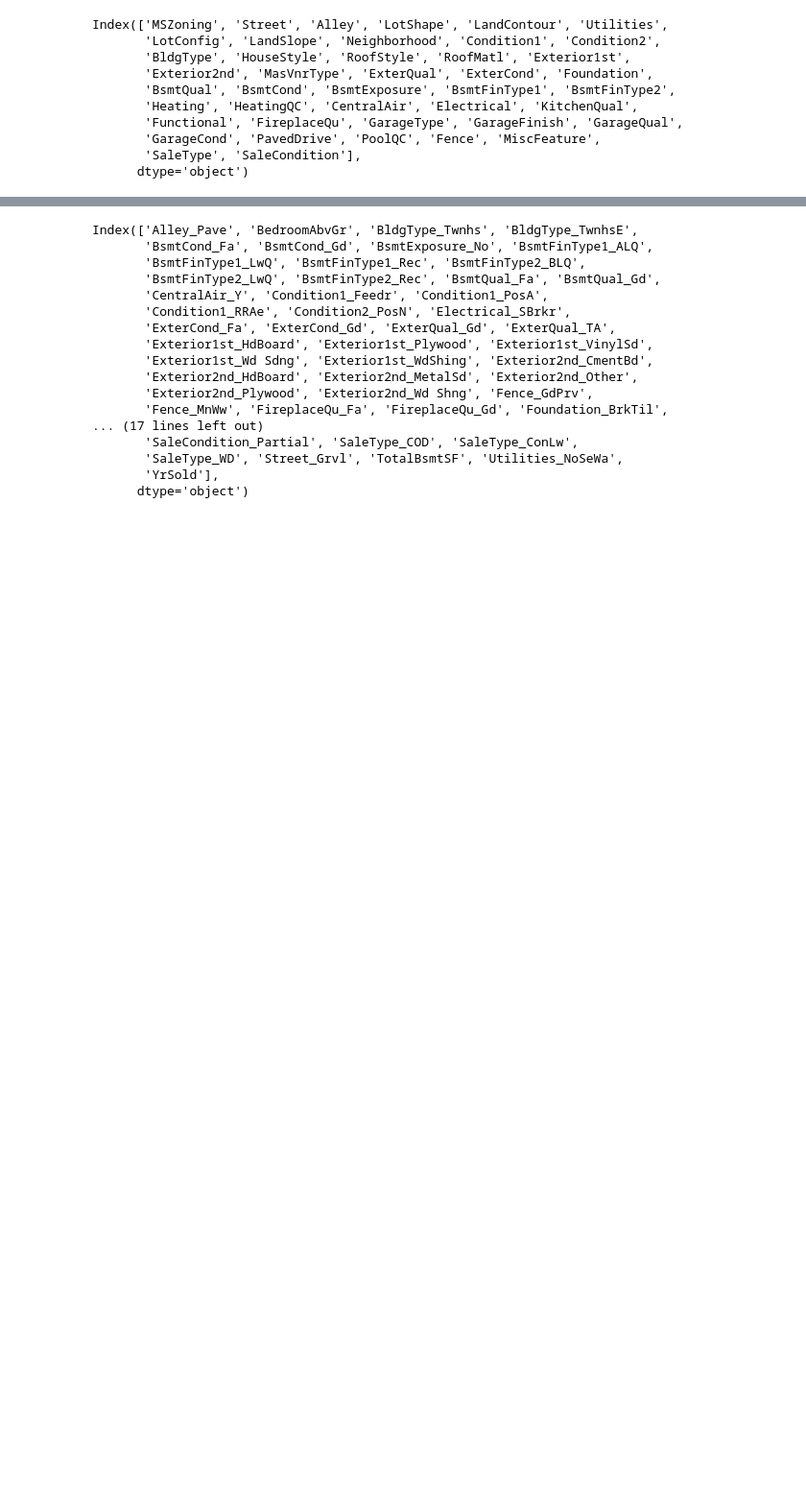
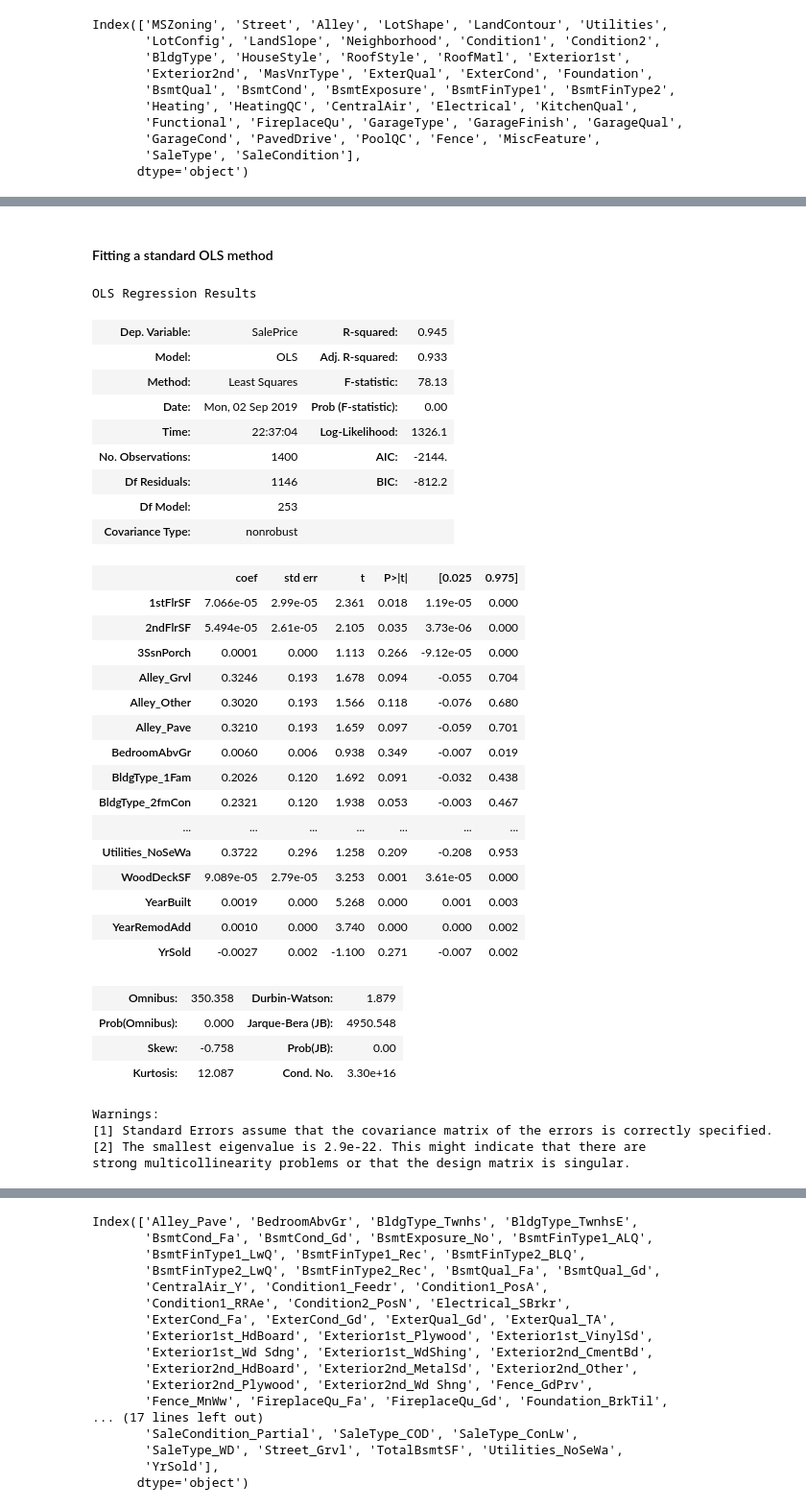
Before and after one commit to sagnikrana/Advanced-Regression-Techniques---House-Price, a Jupyter notebook: Iowa_house_price_prediction.ipynb, the cells around one changed output, grey strips where cells are left out. Shown at 96% size. Saved outputs shown, nothing was run; the diff lists cells and outputs as text; code cells hidden in the pictures; blank space fills up the shorter version.

```diff
--- a/Iowa_house_price_prediction.ipynb
+++ b/Iowa_house_price_prediction.ipynb
@@ -413,0 +389,46 @@ warnings.filterwarnings("ignore")
+# %% [markdown]
+#### Fitting a standard OLS method
+# %%
+import statsmodels.api as sm
+
+# Note the difference in argument order
+model = sm.OLS(y, X).fit()
+predictions = model.predict(X_test) # make the predictions by the model
+
+# Print out the statistics
+model.summary()
+# %% [output]
+OLS Regression Results
+| Dep. Variable: | SalePrice | R-squared: | 0.945 |
+| Model: | OLS | Adj. R-squared: | 0.933 |
+| Method: | Least Squares | F-statistic: | 78.13 |
+| Date: | Mon, 02 Sep 2019 | Prob (F-statistic): | 0.00 |
+| Time: | 22:37:04 | Log-Likelihood: | 1326.1 |
+| No. Observations: | 1400 | AIC: | -2144. |
+| Df Residuals: | 1146 | BIC: | -812.2 |
+| Df Model: | 253 |  |  |
+| Covariance Type: | nonrobust |  |  |
+|  | coef | std err | t | P>|t| | [0.025 | 0.975] |
+| 1stFlrSF | 7.066e-05 | 2.99e-05 | 2.361 | 0.018 | 1.19e-05 | 0.000 |
+| 2ndFlrSF | 5.494e-05 | 2.61e-05 | 2.105 | 0.035 | 3.73e-06 | 0.000 |
+| 3SsnPorch | 0.0001 | 0.000 | 1.113 | 0.266 | -9.12e-05 | 0.000 |
+| Alley_Grvl | 0.3246 | 0.193 | 1.678 | 0.094 | -0.055 | 0.704 |
+| Alley_Other | 0.3020 | 0.193 | 1.566 | 0.118 | -0.076 | 0.680 |
+| Alley_Pave | 0.3210 | 0.193 | 1.659 | 0.097 | -0.059 | 0.701 |
+| BedroomAbvGr | 0.0060 | 0.006 | 0.938 | 0.349 | -0.007 | 0.019 |
+| BldgType_1Fam | 0.2026 | 0.120 | 1.692 | 0.091 | -0.032 | 0.438 |
+| BldgType_2fmCon | 0.2321 | 0.120 | 1.938 | 0.053 | -0.003 | 0.467 |
+| ... | ... | ... | ... | ... | ... | ... |
+| Utilities_NoSeWa | 0.3722 | 0.296 | 1.258 | 0.209 | -0.208 | 0.953 |
+| WoodDeckSF | 9.089e-05 | 2.79e-05 | 3.253 | 0.001 | 3.61e-05 | 0.000 |
+| YearBuilt | 0.0019 | 0.000 | 5.268 | 0.000 | 0.001 | 0.003 |
+| YearRemodAdd | 0.0010 | 0.000 | 3.740 | 0.000 | 0.000 | 0.002 |
+| YrSold | -0.0027 | 0.002 | -1.100 | 0.271 | -0.007 | 0.002 |
+| Omnibus: | 350.358 | Durbin-Watson: | 1.879 |
+| Prob(Omnibus): | 0.000 | Jarque-Bera (JB): | 4950.548 |
+| Skew: | -0.758 | Prob(JB): | 0.00 |
+| Kurtosis: | 12.087 | Cond. No. | 3.30e+16 |
+Warnings:
+[1] Standard Errors assume that the covariance matrix of the errors is correctly specified.
+[2] The smallest eigenvalue is 2.9e-22. This might indicate that there are
+strong multicollinearity problems or that the design matrix is singular.
```
Also changed, not shown: parts of 42 cells of this notebook.
